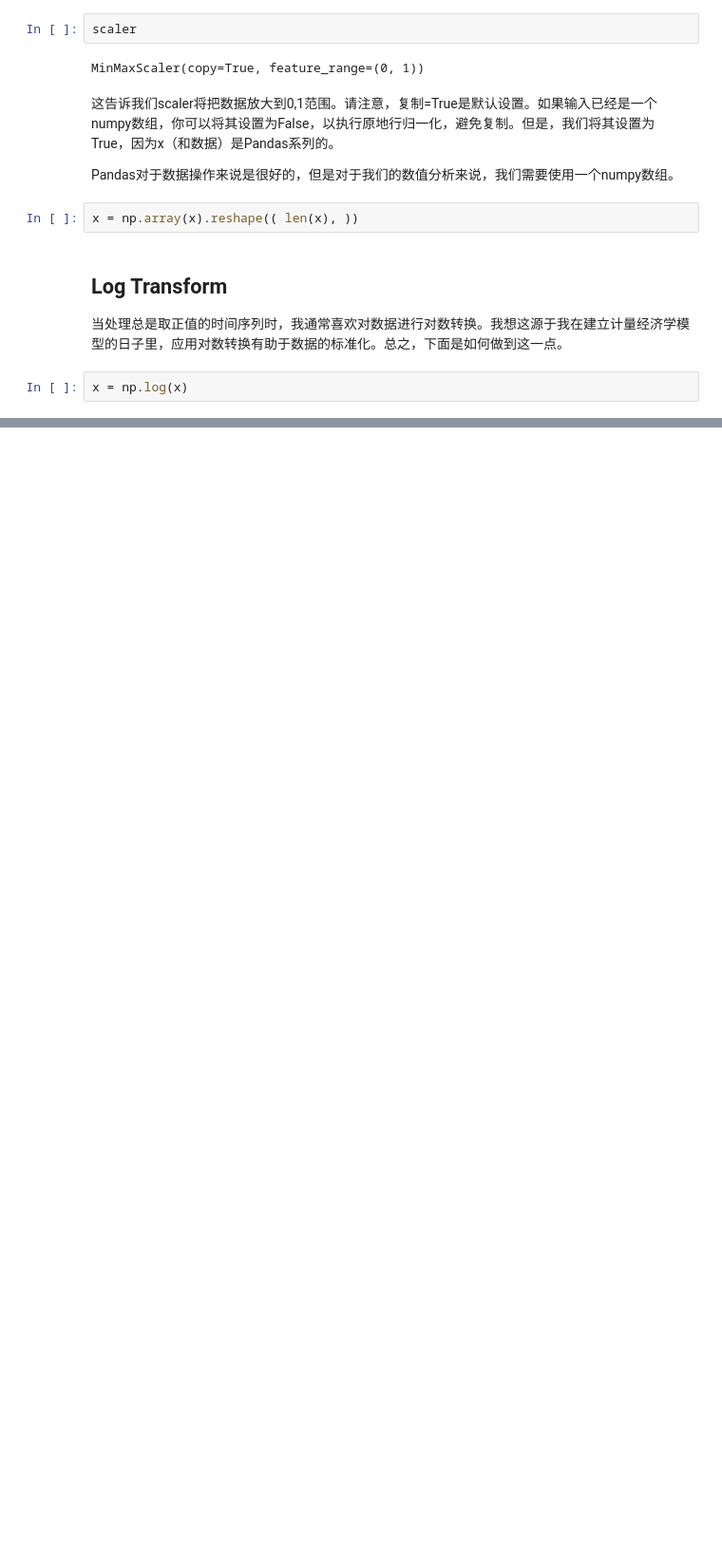
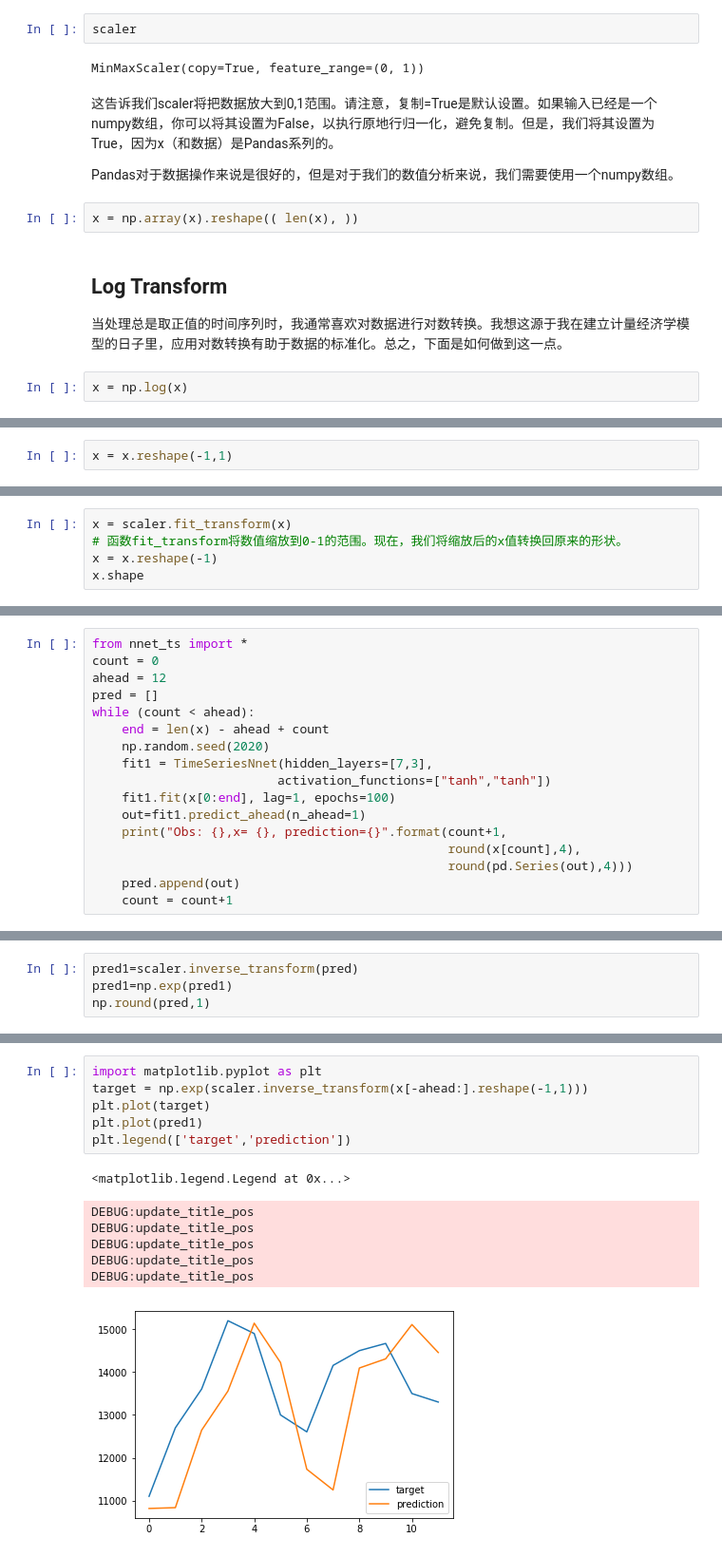
Before and after one commit to MaestroT/Deep-Time-Series-Forecasting-With-Python, a Jupyter notebook: Ch3.ipynb, the cells around one changed output, grey strips where cells are left out. Shown at 95% size. Cells and saved outputs as stored; diff of their text form; blank space fills up the shorter version.

```diff
--- a/Ch3.ipynb
+++ b/Ch3.ipynb
@@ -112,0 +120,2 @@ x = np.log(x)
+# %%
+x = x.reshape(-1,1)
@@ -112,0 +129,5 @@ x = np.log(x)
+# %%
+x = scaler.fit_transform(x)
+# 函数fit_transform将数值缩放到0-1的范围。现在，我们将缩放后的x值转换回原来的形状。
+x = x.reshape(-1)
+x.shape
@@ -112,0 +160,17 @@ x = np.log(x)
+# %%
+from nnet_ts import *
+count = 0
+ahead = 12
+pred = []
+while (count < ahead):
+    end = len(x) - ahead + count
+    np.random.seed(2020)
+    fit1 = TimeSeriesNnet(hidden_layers=[7,3],
+                         activation_functions=["tanh","tanh"])
+    fit1.fit(x[0:end], lag=1, epochs=100)
+    out=fit1.predict_ahead(n_ahead=1)
+    print("Obs: {},x= {}, prediction={}".format(count+1,
+                                                round(x[count],4),
+                                                round(pd.Series(out),4)))
+    pred.append(out)
+    count = count+1
@@ -112,0 +227,4 @@ x = np.log(x)
+# %%
+pred1=scaler.inverse_transform(pred)
+pred1=np.exp(pred1)
+np.round(pred,1)
@@ -112,0 +244,14 @@ x = np.log(x)
+# %%
+import matplotlib.pyplot as plt
+target = np.exp(scaler.inverse_transform(x[-ahead:].reshape(-1,1)))
+plt.plot(target)
+plt.plot(pred1)
+plt.legend(['target','prediction'])
+# %% [output]
+<matplotlib.legend.Legend at 0x...>
+DEBUG:update_title_pos
+DEBUG:update_title_pos
+DEBUG:update_title_pos
+DEBUG:update_title_pos
+DEBUG:update_title_pos
+[figure, added]
```
Also changed, not shown: parts of 13 cells of this notebook.
